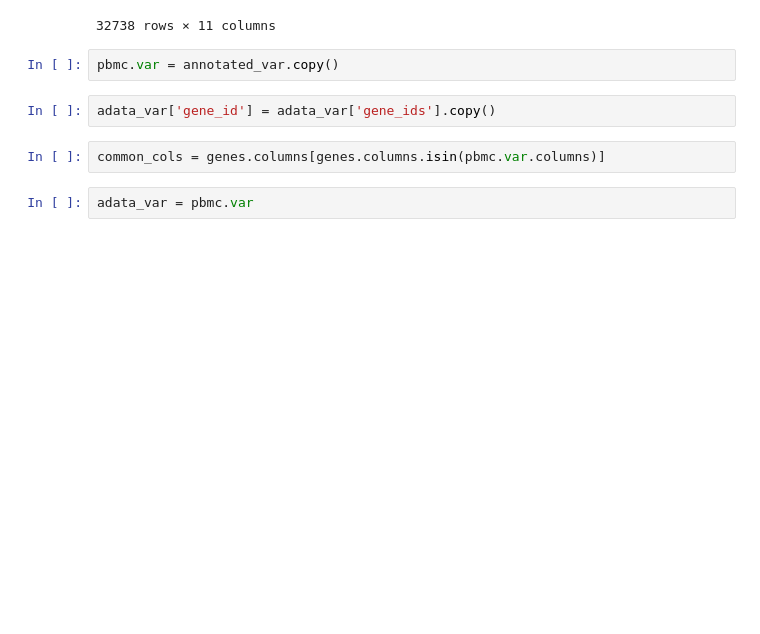
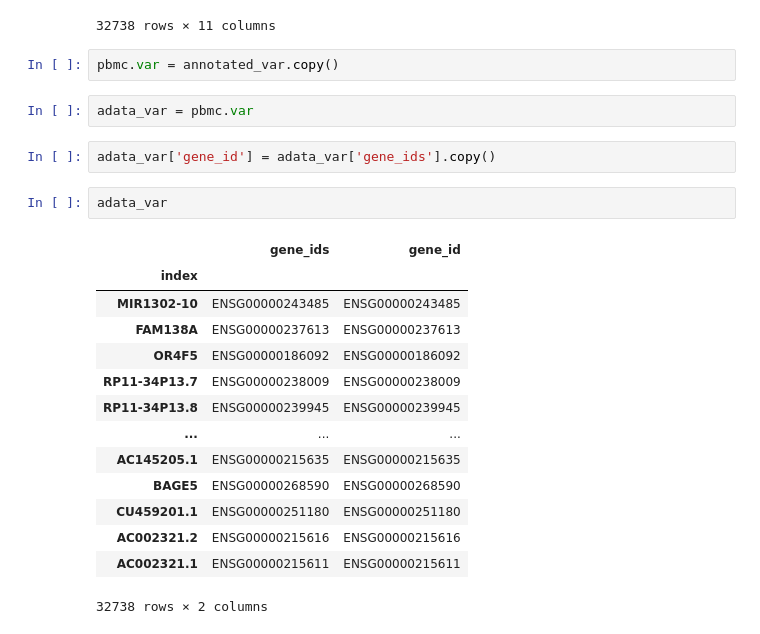
Before and after one commit to scverse/genomic-features, a Jupyter notebook: docs/notebooks/basic_usage.ipynb, the cells around one changed output. Drawn from its saved outputs; the diff is of its cells as text; blank space fills up the shorter version.

```diff
--- a/docs/notebooks/basic_usage.ipynb
+++ b/docs/notebooks/basic_usage.ipynb
@@ -93,10 +93,25 @@ annotated_var
 32738 rows × 11 columns
 # %%
 pbmc.var = annotated_var.copy()
+# %%
+adata_var = pbmc.var
 # %%
 adata_var['gene_id'] = adata_var['gene_ids'].copy()
-# %%
-common_cols = genes.columns[genes.columns.isin(pbmc.var.columns)]
 # %%
-adata_var = pbmc.var
+adata_var
+# %% [output]
+|  | gene_ids | gene_id |
+| index |  |  |
+| MIR1302-10 | ENSG00000243485 | ENSG00000243485 |
+| FAM138A | ENSG00000237613 | ENSG00000237613 |
+| OR4F5 | ENSG00000186092 | ENSG00000186092 |
+| RP11-34P13.7 | ENSG00000238009 | ENSG00000238009 |
+| RP11-34P13.8 | ENSG00000239945 | ENSG00000239945 |
+| ... | ... | ... |
+| AC145205.1 | ENSG00000215635 | ENSG00000215635 |
+| BAGE5 | ENSG00000268590 | ENSG00000268590 |
+| CU459201.1 | ENSG00000251180 | ENSG00000251180 |
+| AC002321.2 | ENSG00000215616 | ENSG00000215616 |
+| AC002321.1 | ENSG00000215611 | ENSG00000215611 |
+32738 rows × 2 columns
 # %%
```
Also changed, not shown: parts of 3 cells of this notebook, 2 other files.
